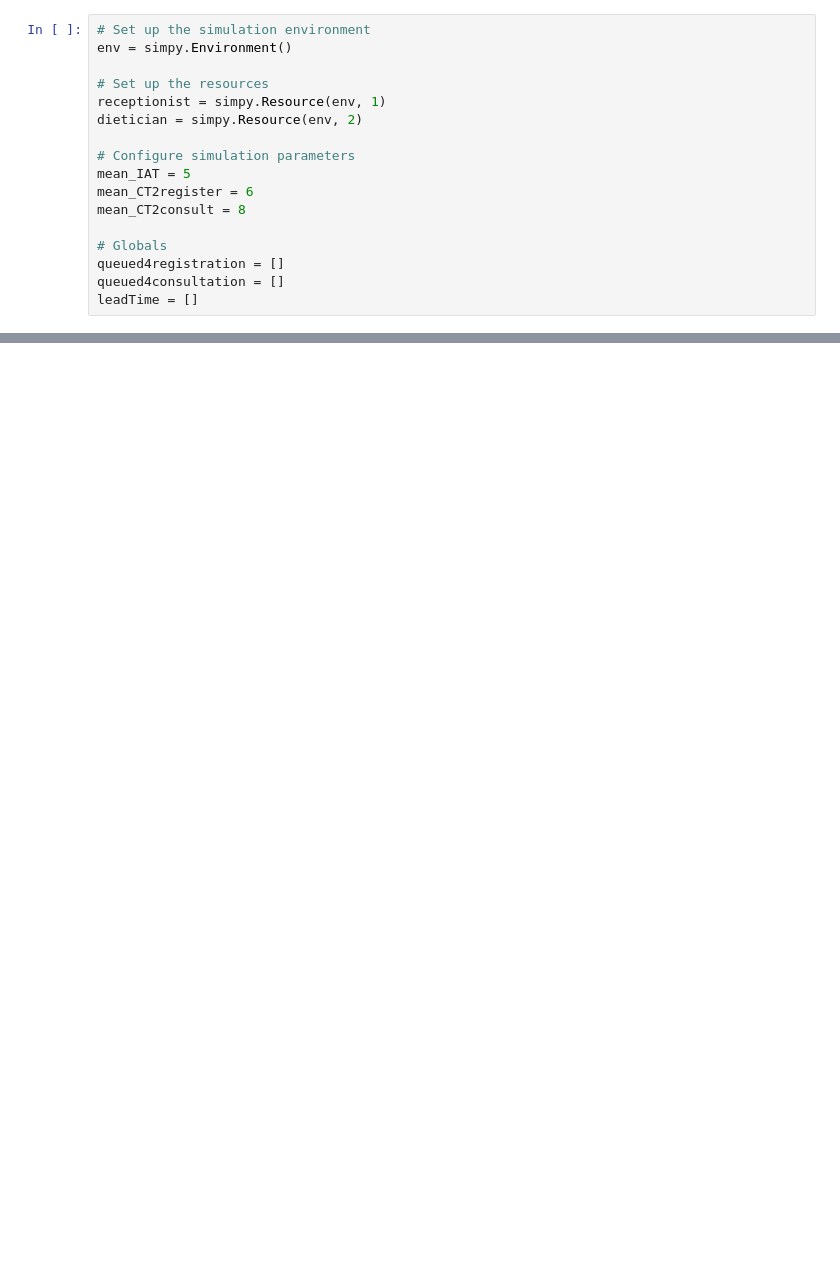
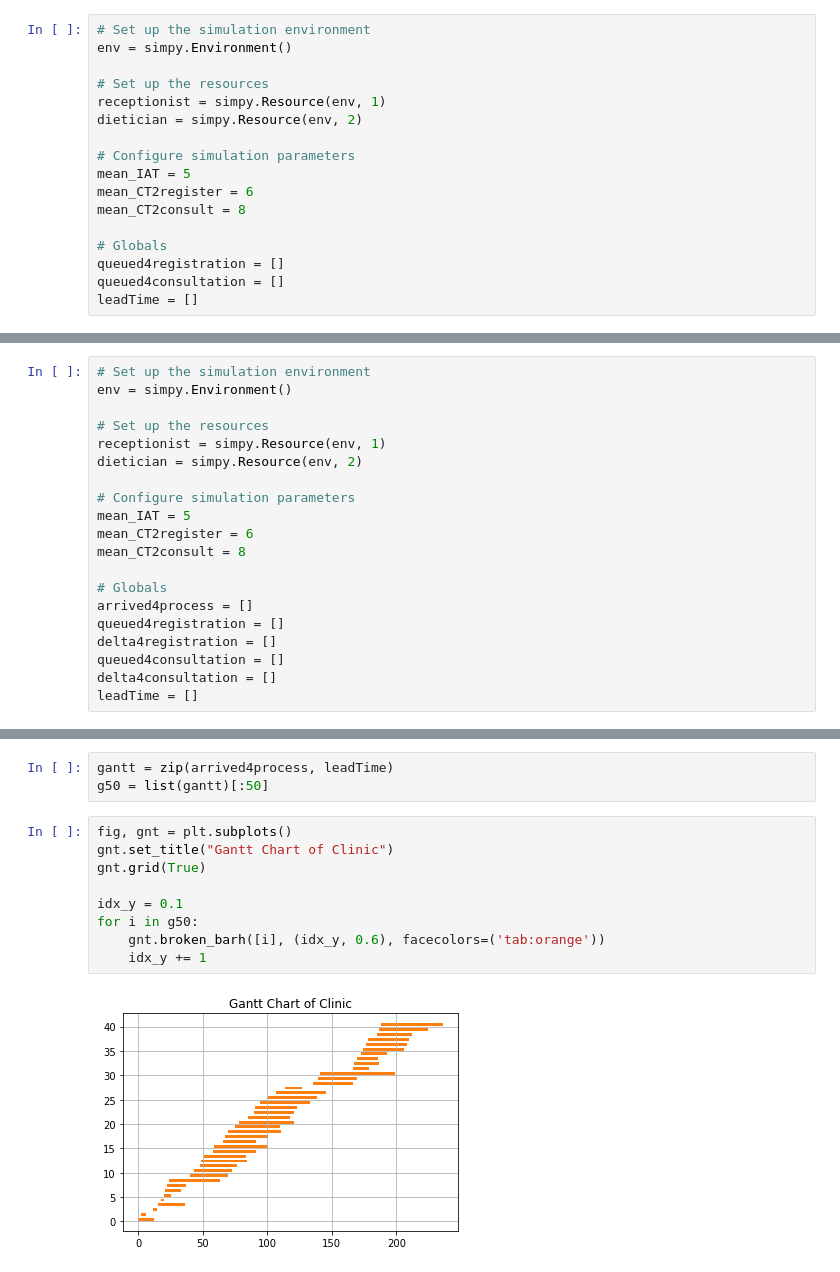
Before and after one commit to sunbee/factorySimulation, a Jupyter notebook: clinic.ipynb, the cells around one changed output, grey strips where cells are left out. Saved outputs shown, nothing was run; the diff lists cells and outputs as text; blank space fills up the shorter version.

Commit message:
Added notebook for fork-in-road of process

```diff
--- a/clinic.ipynb
+++ b/clinic.ipynb
@@ -296,0 +377,20 @@ leadTime
+# %%
+# Set up the simulation environment
+env = simpy.Environment()
+
+# Set up the resources
+receptionist = simpy.Resource(env, 1)
+dietician = simpy.Resource(env, 2)
+
+# Configure simulation parameters
+mean_IAT = 5
+mean_CT2register = 6
+mean_CT2consult = 8
+
+# Globals
+arrived4process = []
+queued4registration = []
+delta4registration = []
+queued4consultation = []
+delta4consultation = []
+leadTime = []
@@ -296,0 +419,14 @@ leadTime
+# %%
+gantt = zip(arrived4process, leadTime)
+g50 = list(gantt)[:50]
+# %%
+fig, gnt = plt.subplots()
+gnt.set_title("Gantt Chart of Clinic")
+gnt.grid(True)
+
+idx_y = 0.1
+for i in g50:
+    gnt.broken_barh([i], (idx_y, 0.6), facecolors=('tab:orange'))
+    idx_y += 1
+# %% [output]
+[figure, added]
```
Also changed, not shown: parts of 23 cells of this notebook, 2 other files.
